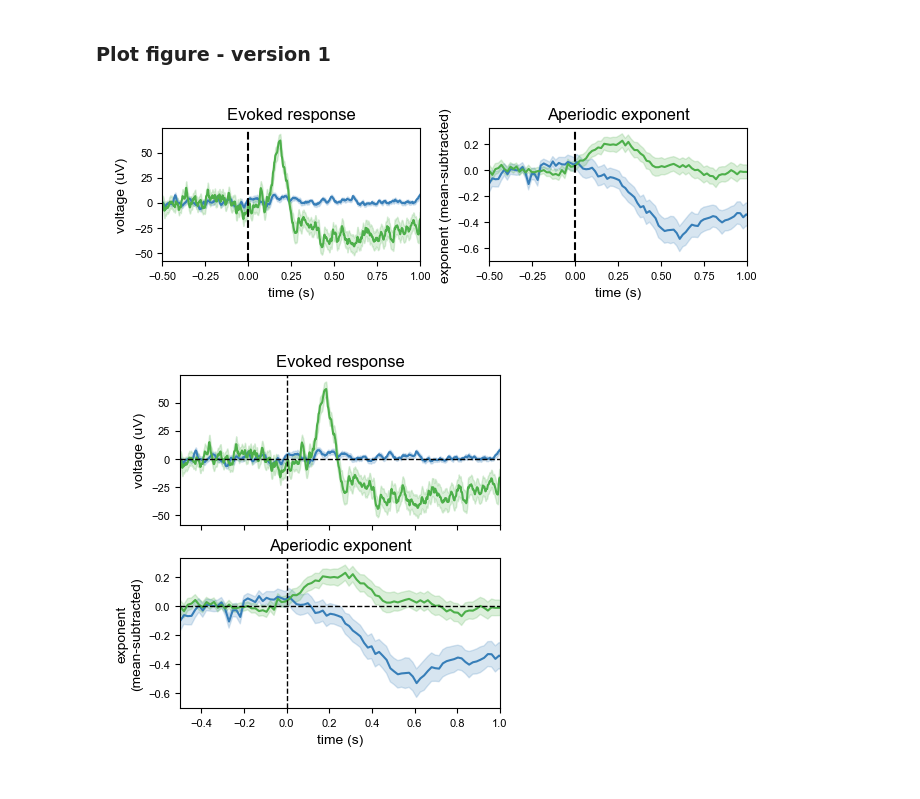
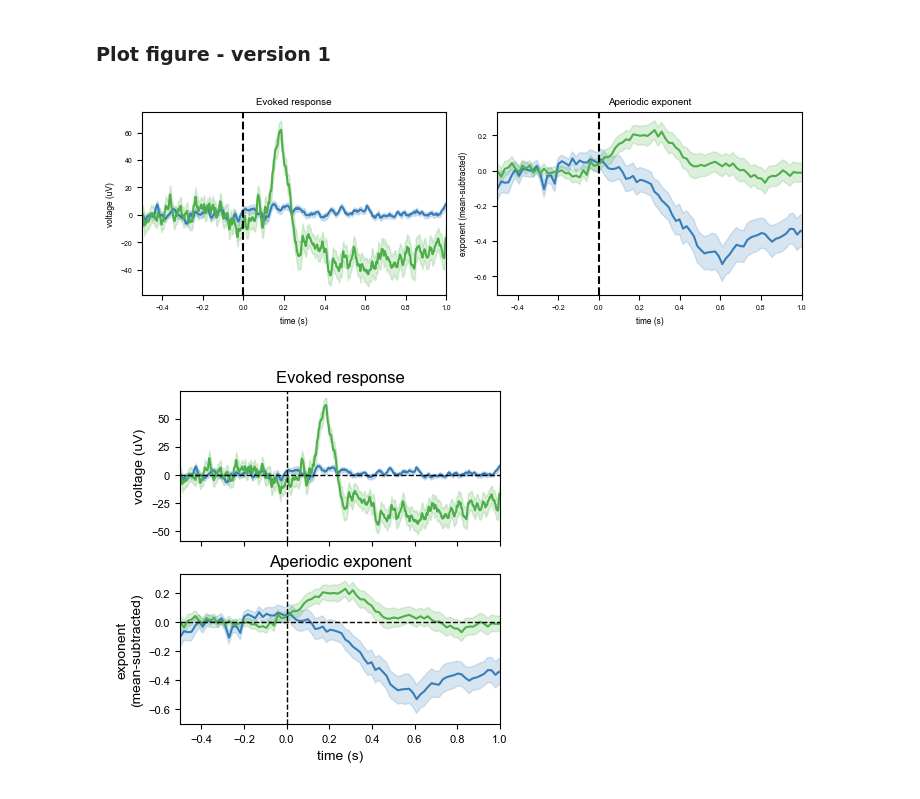
Before and after one commit to voytekresearch/oscillation_vs_exponent, a Jupyter notebook: notebooks/erp_v_rotation.ipynb, the cells around one changed output. Cells and saved outputs as stored; diff of their text form; code cells hidden in the pictures.

```diff
--- a/notebooks/erp_v_rotation.ipynb
+++ b/notebooks/erp_v_rotation.ipynb
@@ -259,39 +259,39 @@ plt.show()
 ### Plot figure - version 1
 # %%
 # combine ERP and exponent plots
-fig, (ax1, ax2) = plt.subplots(1,2, figsize=[6.5,2])
+fig, (ax1, ax2) = plt.subplots(1,2, figsize=[WIDTH['2col'], WIDTH['2col']/3])
 fig.patch.set_facecolor('white')
 
 for i_cond, color in zip(range(len(CHAN_IDX)), [RGB[2], RGB[1]]):
     # plot erp
     mean = np.nanmean(erp_list[i_cond], axis=0)
     sem = np.nanstd(erp_list[i_cond], axis=0) / np.sqrt(erp_list[i_cond].shape[0])
     ax1.plot(erp_time, mean, color=color)
     ax1.fill_between(erp_time, mean-sem, mean+sem, color=color, alpha=0.2)
 
     # plot exponent
     mean = np.nanmean(exp_list[i_cond], axis=0)
     sem = np.nanstd(exp_list[i_cond], axis=0) / np.sqrt(exp_list[i_cond].shape[0])
     ax2.plot(time, mean, color=color)
     ax2.fill_between(time, mean-sem, mean+sem, color=color, alpha=0.2)
 
 # label ax1
 ax1.set(xlabel=f'time (s)', ylabel=f'voltage (uV)')
 ax1.set_title('Evoked response')
 
 # label ax2
 ax2.set(xlabel=f'time (s)', ylabel=f'exponent (mean-subtracted)')
 ax2.set_title('Aperiodic exponent')
 
 # format axes
 for ax in [ax1, ax2]:
     ax.axvline(0, color='k', linestyle='--')
     ax.set_xlim(T_TRIM)
 
 # save
 plt.savefig(f"{path_out}/erp_v_rotation_v1.png", dpi=300)
 # %% [output]
-[figure, old version]
+[figure, new version]
 # %%
 # combine ERP and exponent plots
 fig, (ax1, ax2) = plt.subplots(2,1, figsize=[4, 4], sharex=True)
```
Also changed, not shown: parts of 4 cells of this notebook, 1 other file.
